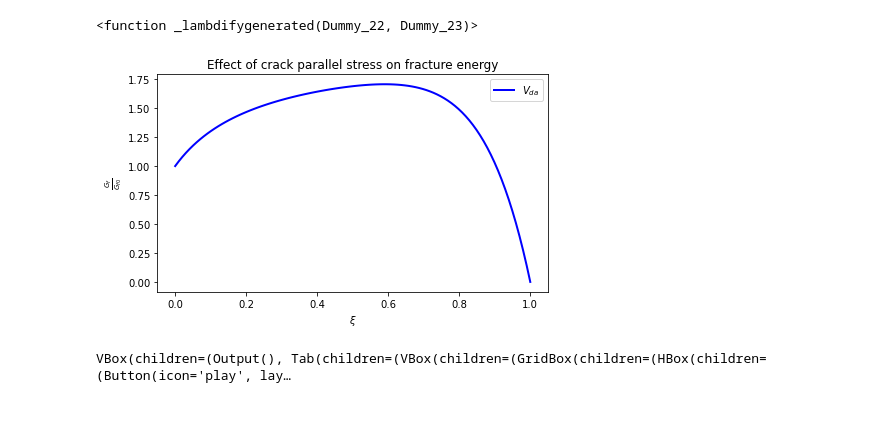
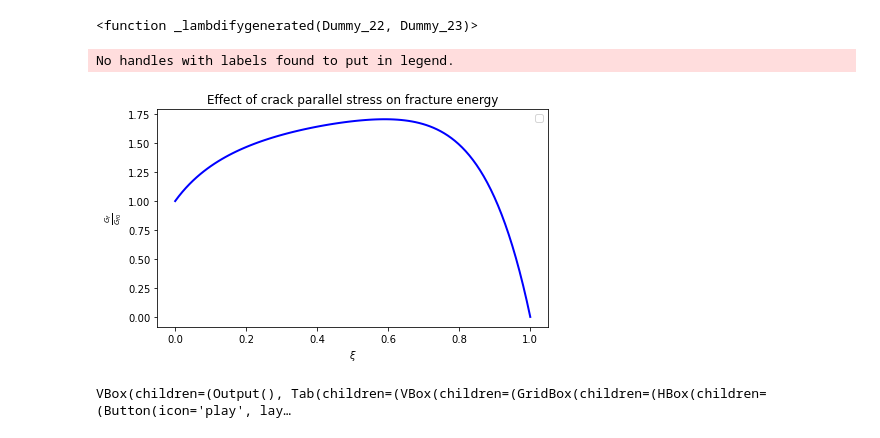
Before and after one commit to bmcs-group/bmcs_shear_zone, a Jupyter notebook: bmcs_shear/sz_study/sz_crack_propagation_exp_cavagnis.ipynb, the cells around one changed output. Cells and saved outputs as stored; diff of their text form; code cells hidden in the pictures.

```diff
--- a/bmcs_shear/sz_study/sz_crack_propagation_exp_cavagnis.ipynb
+++ b/bmcs_shear/sz_study/sz_crack_propagation_exp_cavagnis.ipynb
@@ -21,17 +21,18 @@ get_G_F
 # %%
 import matplotlib.pylab as plt
 import numpy as np
 _, (ax1) = plt.subplots(1, 1, figsize=(7,4))
 xi = np.linspace(0,1,100)
 G_f0 = 86.7
 G_f = get_G_F(xi, G_f0)
-ax1.plot(xi, G_f , color = 'blue', lw= 2, label = '$V_{da}$');
+ax1.plot(xi, G_f , color = 'blue', lw= 2);
 ax1.set_xlabel(r'$\xi$'); ax1.set_ylabel(r'$\frac{G_f}{G_{f0}}$');
 ax1.set_title(r'Effect of crack parallel stress on fracture energy')
 ax1.legend()
 plt.savefig("D:\Shear zones\Python plots\Bazanttest.pdf")
 # %% [output]
+No handles with labels found to put in legend.
-[figure, old version]
+[figure, new version]
 # %%
 # %matplotlib widget
 # import bmcs_utils.api as bu
```
Also changed, not shown: parts of 29 cells of this notebook, 13 other files.
